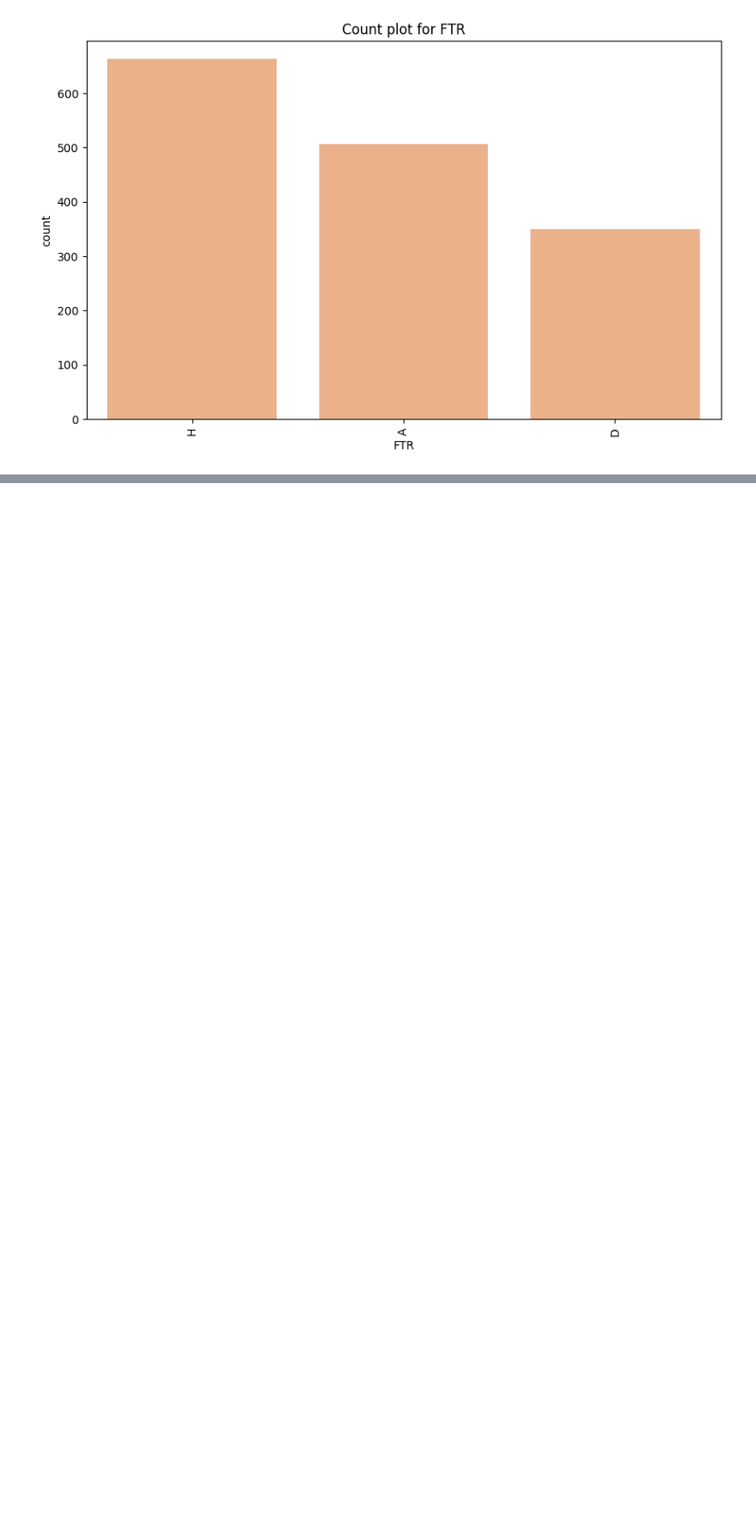
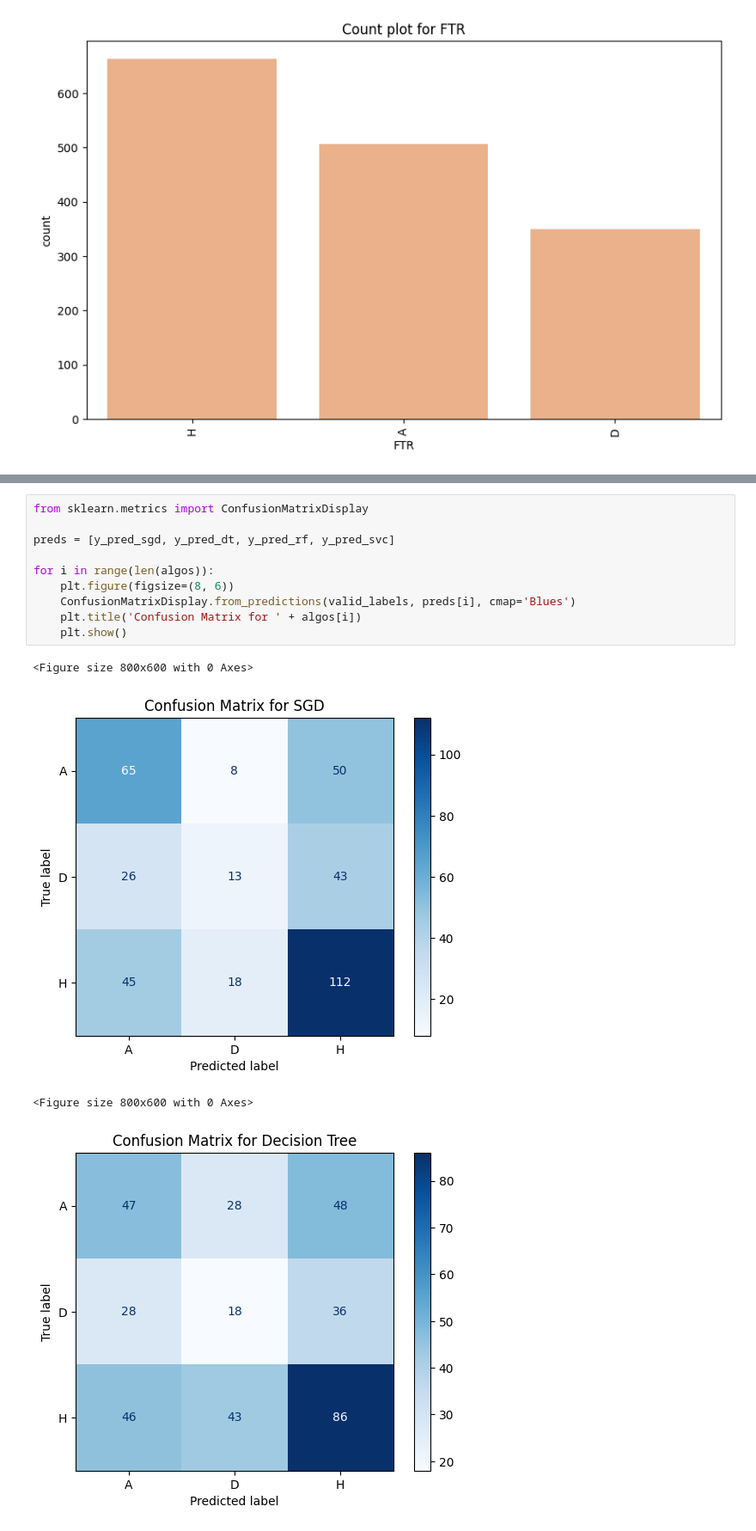
Before and after one commit to DoNguyenHung/EPL-Match-Data, a Jupyter notebook: EDA.ipynb, the cells around one changed output, grey strips where cells are left out. Shown: that part at 86% size. Cells and saved outputs as stored; diff of their text form; blank space fills up the shorter version.

```diff
--- a/EDA.ipynb
+++ b/EDA.ipynb
@@ -186,0 +347,15 @@ Index(['Time_12:30', 'Time_13:00', 'Time_13:30', 'Time_14:00', 'Time_15:00',
+# %%
+from sklearn.metrics import ConfusionMatrixDisplay
+
+preds = [y_pred_sgd, y_pred_dt, y_pred_rf, y_pred_svc]
+
+for i in range(len(algos)):
+    plt.figure(figsize=(8, 6))
+    ConfusionMatrixDisplay.from_predictions(valid_labels, preds[i], cmap='Blues')
+    plt.title('Confusion Matrix for ' + algos[i])
+    plt.show()
+# %% [output]
+<Figure size 800x600 with 0 Axes>
+[figure, added]
+<Figure size 800x600 with 0 Axes>
+[figure, added]
```
Also changed, not shown: parts of 24 cells of this notebook.
